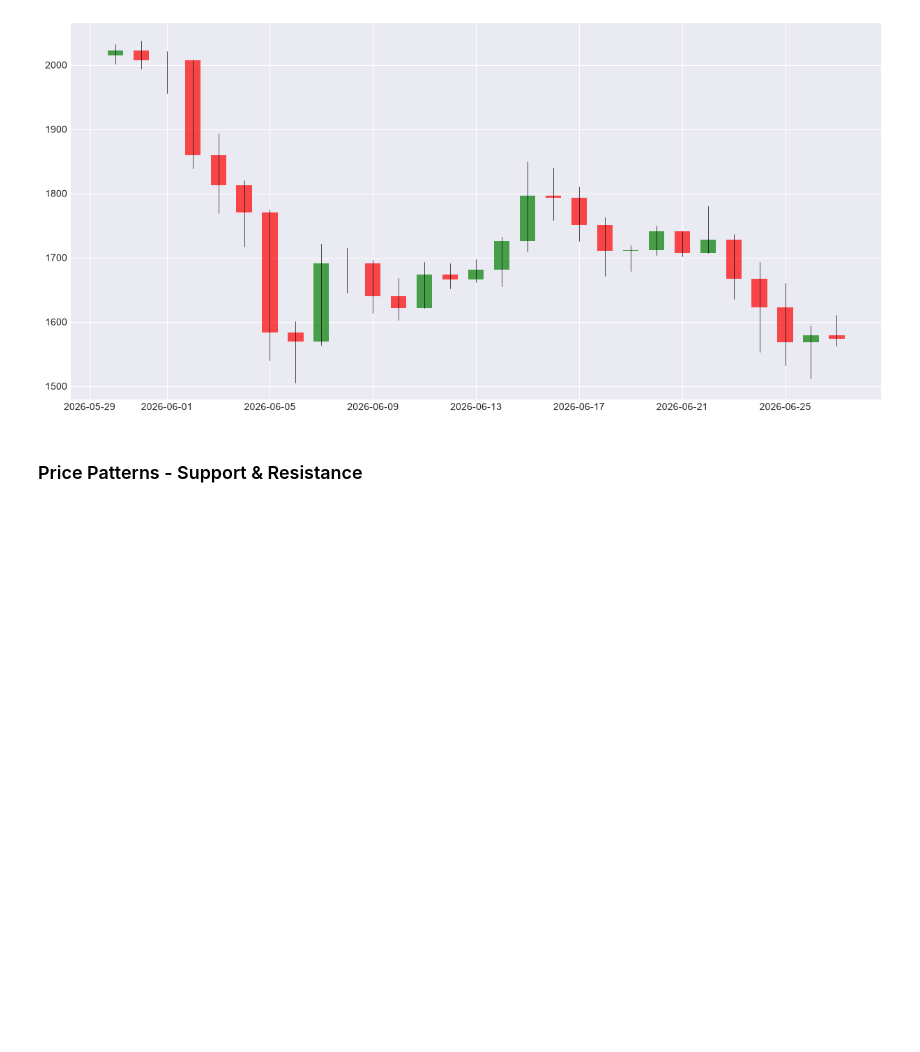
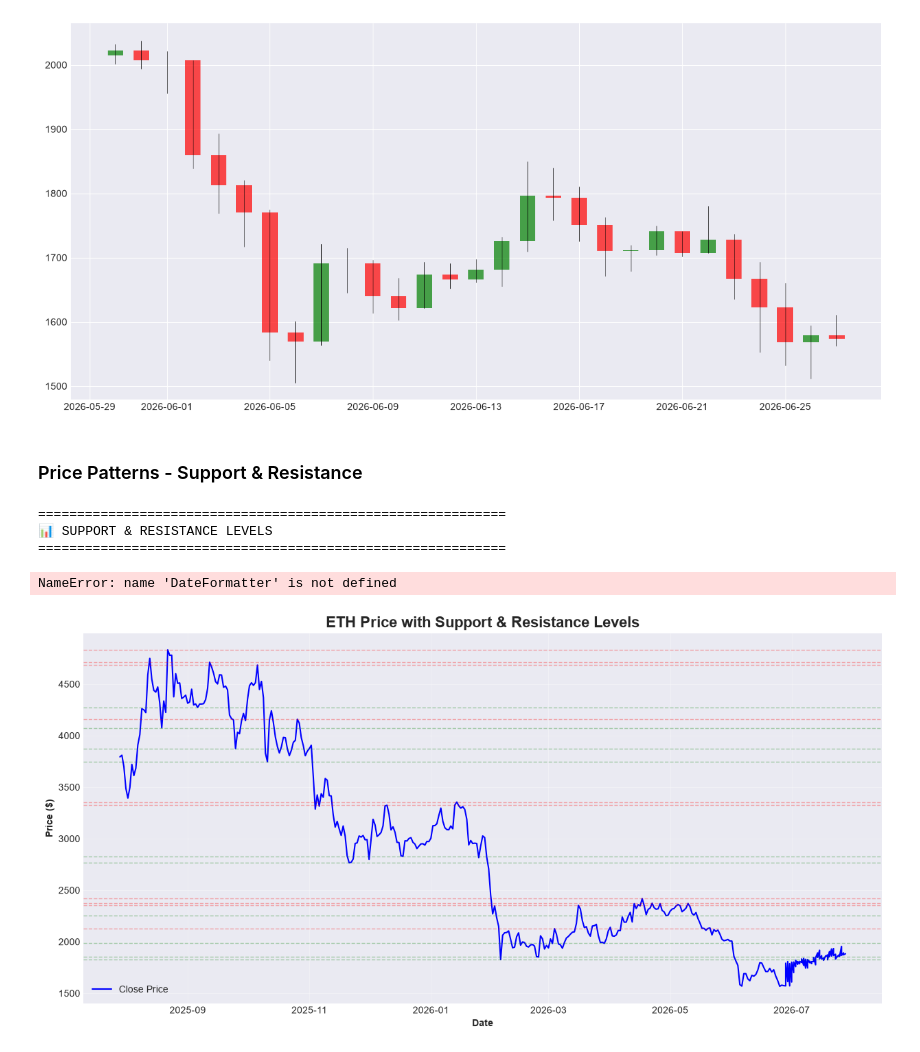
Before and after one commit to sachinchakrawarti/myprojets, a Jupyter notebook: projects/ethereum/manually/server/notebooks/ohlcv/notebooks/02_data_visualization/01_price_patterns.ipynb, the cells around one changed output. Cells and saved outputs as stored; diff of their text form; code cells hidden in the pictures; blank space fills up the shorter version.

```diff
--- a/projects/ethereum/manually/server/notebooks/ohlcv/notebooks/02_data_visualization/01_price_patterns.ipynb
+++ b/projects/ethereum/manually/server/notebooks/ohlcv/notebooks/02_data_visualization/01_price_patterns.ipynb
@@ -180,3 +180,64 @@ ValueError: The truth value of a Series is ambiguous. Use a.empty, a.bool(), a.i
 [figure]
 # %% [markdown]
 ### Price Patterns - Support & Resistance
+# %%
+# ====================================================================
+# 📊 SUPPORT & RESISTANCE LEVELS
+# ====================================================================
+
+print("=" * 60)
+print("📊 SUPPORT & RESISTANCE LEVELS")
+print("=" * 60)
+
+fig, ax = plt.subplots(figsize=(15, 7))
+
+# Plot price
+ax.plot(df.index, df[price_col], linewidth=1.5, color='blue', label='Close Price')
+
+# Calculate support and resistance levels (simple method)
+# Resistance: local maxima
+window = 20
+rolling_max = df[price_col].rolling(window=window, center=True).max()
+rolling_min = df[price_col].rolling(window=window, center=True).min()
+
+# Find support and resistance
+resistance_points = []
+support_points = []
+
+for i in range(window, len(df) - window):
+    if df[price_col].iloc[i] == rolling_max.iloc[i]:
+        resistance_points.append(i)
+    if df[price_col].iloc[i] == rolling_min.iloc[i]:
+        support_points.append(i)
+
+# Plot support and resistance lines
+if resistance_points:
+    for point in resistance_points[:10]:  # Limit to 10 points
+        ax.axhline(y=df[price_col].iloc[point], color='red', linestyle='--', alpha=0.3, linewidth=1)
+
+# Plot support lines
+if support_points:
+    for point in support_points[:10]:  # Limit to 10 points
+        ax.axhline(y=df[price_col].iloc[point], color='green', linestyle='--', alpha=0.3, linewidth=1)
+
+# Formatting
+ax.set_title('ETH Price with Support & Resistance Levels', fontsize=16, fontweight='bold')
+ax.set_xlabel('Date', fontweight='bold')
+ax.set_ylabel('Price ($)', fontweight='bold')
+ax.legend(['Close Price'])
+ax.grid(True, alpha=0.3)
+
+# Format x-axis dates
+ax.xaxis.set_major_formatter(DateFormatter('%Y-%m-%d'))
+ax.xaxis.set_major_locator(plt.MaxNLocator(15))
+
+plt.tight_layout()
+plt.show()
+
+print("\n✅ Support & resistance chart displayed")
+# %% [output]
+============================================================
+📊 SUPPORT & RESISTANCE LEVELS
+============================================================
+NameError: name 'DateFormatter' is not defined
+[figure, added]
```
Also changed, not shown: 2 other files.
